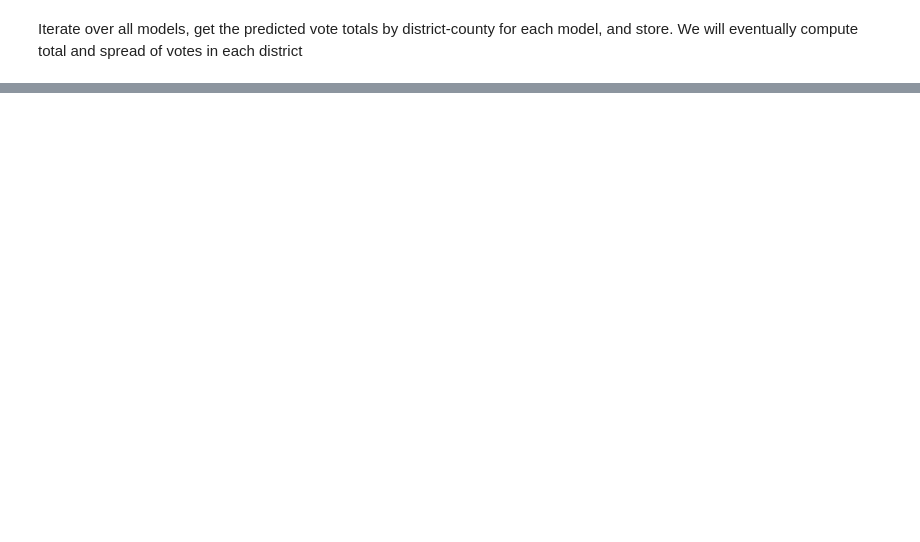
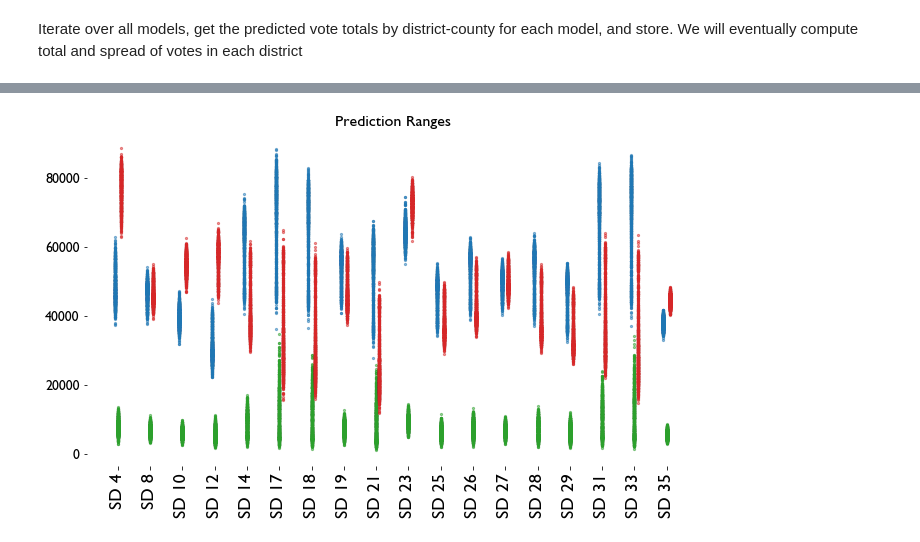
Before and after one commit to sdwebb/CODemsData, a Jupyter notebook: notebooks/election_model.ipynb, the cells around one changed output, grey strips where cells are left out. Cells and saved outputs as stored; diff of their text form; code cells hidden in the pictures; blank space fills up the shorter version.

```diff
--- a/notebooks/election_model.ipynb
+++ b/notebooks/election_model.ipynb
@@ -568,0 +640,20 @@ for district in mean_df.DISTRICT.unique():
+# %%
+print(np.shape(preds_array))
+preds_array = np.array(preds_array)
+
+preds_dict = {}
+
+dem_votes = preds_array[:,:,0].T
+rep_votes = preds_array[:,:,2].T
+oth_votes = preds_array[:,:,1].T
+
+dist_county = current_reg.DIST_COUNTY.values
+
+for idx in range(len(dist_county)):
+    preds_dict[dist_county[idx]] = preds_array[:,idx,:]
+
+print(preds_dict.keys())
+
+
+#dems_df = pd.DataFrame(data = {'DIST_COUNTY' : current_reg.DIST_COUNTY.values,
+#                              'votes' : [dem_votes]})
@@ -568,0 +663,12 @@ for district in mean_df.DISTRICT.unique():
+# %%
+dists = mean_df.DISTRICT.unique()
+
+dist_tots = {}
+
+for dist in dists:
+    tot_votes = 0
+    for key in preds_dict.keys():
+        if dist in key:
+            tot_votes += preds_dict[key]
+
+    dist_tots[dist] = tot_votes
@@ -568,0 +693,15 @@ for district in mean_df.DISTRICT.unique():
+# %%
+fig, ax = plt.subplots()
+for idx, dist in enumerate(dists):
+
+    ax.scatter([2*idx-.2]*np.shape(dist_tots[dist])[0], dist_tots[dist][:,0], c='tab:blue', alpha=0.5, s=5);
+    ax.scatter([2*idx]*np.shape(dist_tots[dist])[0], dist_tots[dist][:,1],  c='tab:green', alpha=0.5, s=5);
+    ax.scatter([2*idx+.2]*np.shape(dist_tots[dist])[0], dist_tots[dist][:,2],  c='tab:red', alpha=0.5, s=5);
+
+ax.set_xticks(np.linspace(0,2*len(dists)-2, len(dists)));
+ax.set_xticklabels(dists, rotation='vertical', fontsize=18);
+ax.set_title('Prediction Ranges');
+fig.tight_layout();
+fig.savefig('full_predictions.png');
+# %% [output]
+[figure, added]
```
Also changed, not shown: parts of 15 cells of this notebook, 2 other files.
